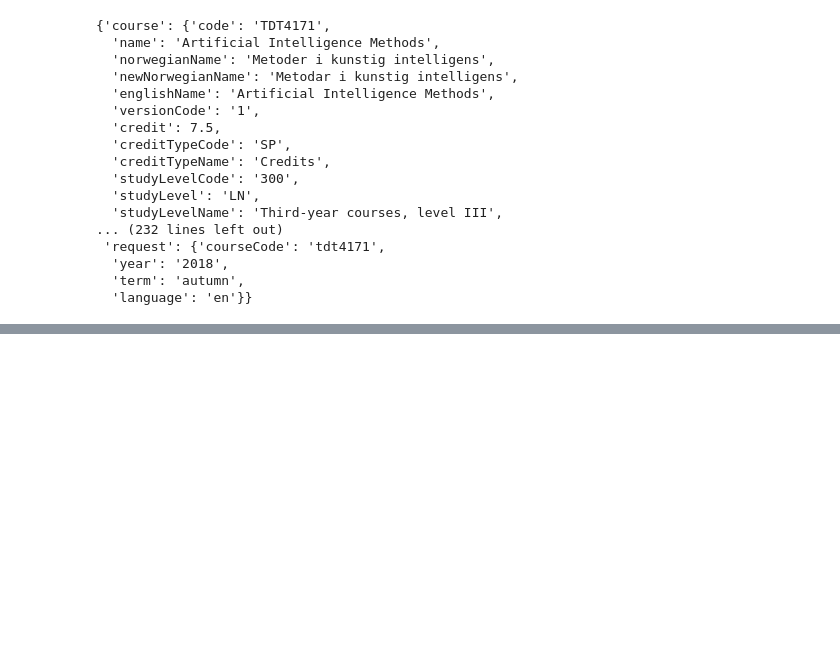
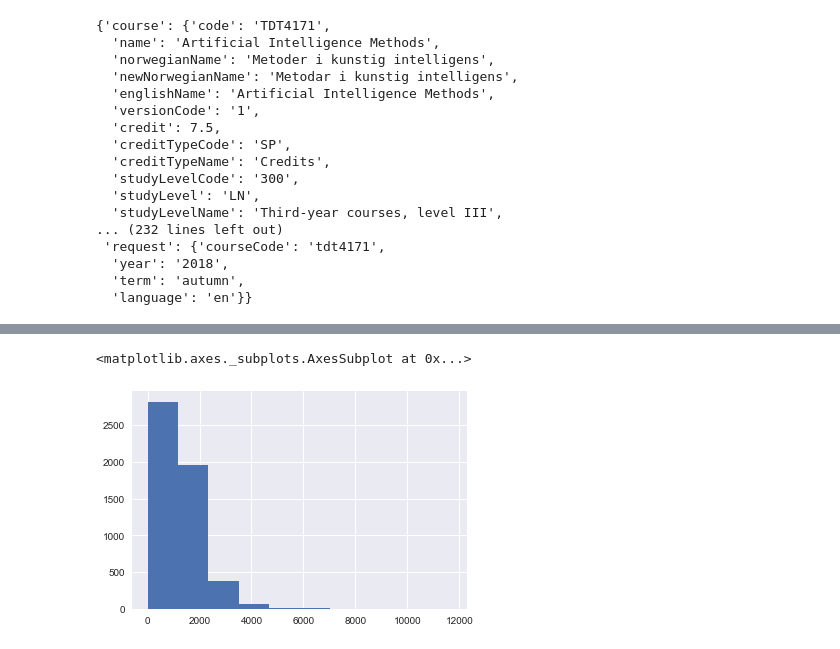
Before and after one commit to thomasht86/itdagene_norconsult, a Jupyter notebook: get_data.ipynb, the cells around one changed output, grey strips where cells are left out. Cells and saved outputs as stored; diff of their text form; code cells hidden in the pictures; blank space fills up the shorter version.

Commit message:
added labels and cleaned some more

```diff
--- a/get_data.ipynb
+++ b/get_data.ipynb
@@ -172,0 +320,7 @@ doc
+# %%
+doc_df["ouid"] = doc_df.emne.apply(lambda emne: info[emne]["course"]["ouId"])
+# %%
+doc_df["label"] = doc_df.ouid.map(lambda orgid: orgid_to_fac[orgid])
+# %%
+rest = doc_df[doc_df.label.apply(lambda x: len(x)==0)].ouid.map(get_fac_from_ouid)
+rest
@@ -172,0 +347,2 @@ doc
+# %%
+doc_df.loc[rest.index, "label"] = rest.values
@@ -172,0 +364,5 @@ doc
+# %%
+doc_df.length.hist()
+# %% [output]
+<matplotlib.axes._subplots.AxesSubplot at 0x...>
+[figure, added]
```
Also changed, not shown: parts of 48 cells of this notebook, 4 other files.
